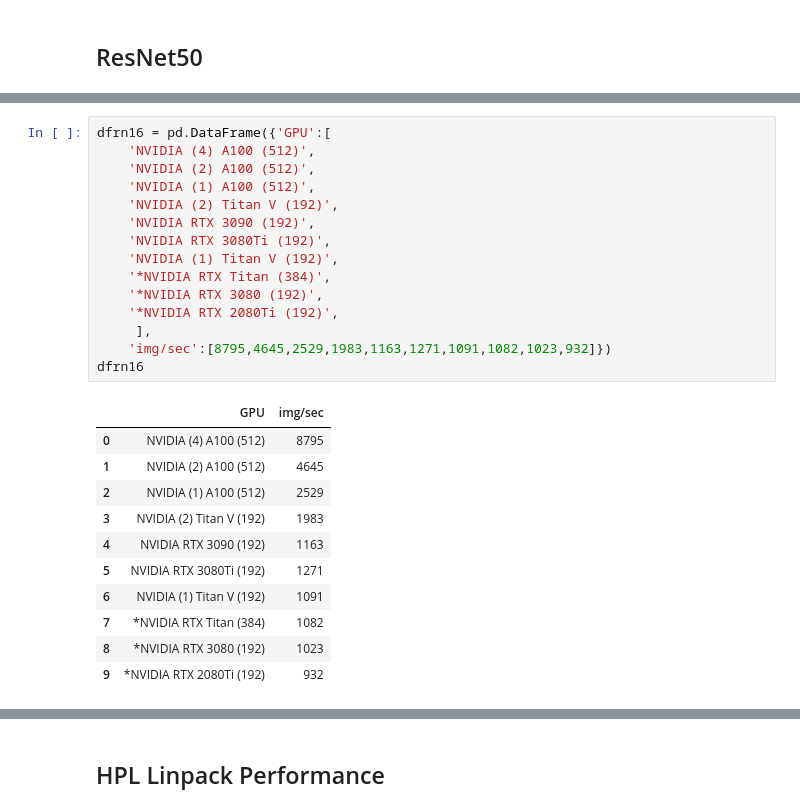
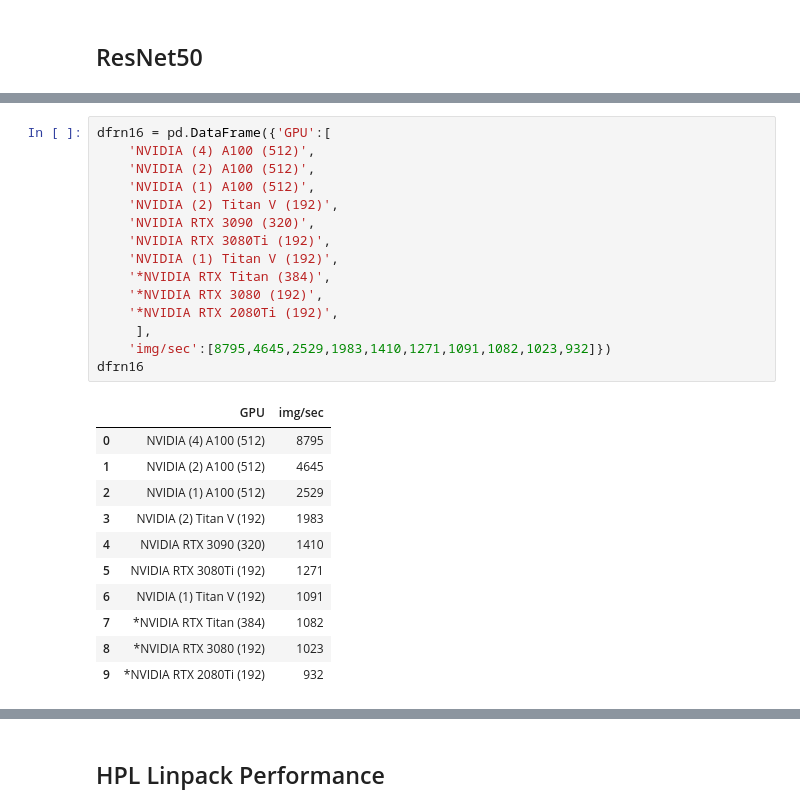
Before and after one commit to dbkinghorn/Notes, a Jupyter notebook: notes/3080Ti-Compute/3080Ti-90-A100.ipynb, the cells around one changed output, grey strips where cells are left out. Saved outputs shown, nothing was run; the diff lists cells and outputs as text.

```diff
--- a/notes/3080Ti-Compute/3080Ti-90-A100.ipynb
+++ b/notes/3080Ti-Compute/3080Ti-90-A100.ipynb
@@ -88,25 +88,25 @@ ax2.axis('off')
 # %%
 dfrn16 = pd.DataFrame({'GPU':[
     'NVIDIA (4) A100 (512)',
     'NVIDIA (2) A100 (512)',
     'NVIDIA (1) A100 (512)',
     'NVIDIA (2) Titan V (192)',
-    'NVIDIA RTX 3090 (192)',
+    'NVIDIA RTX 3090 (320)',
     'NVIDIA RTX 3080Ti (192)',
     'NVIDIA (1) Titan V (192)',
     '*NVIDIA RTX Titan (384)',
     '*NVIDIA RTX 3080 (192)',
     '*NVIDIA RTX 2080Ti (192)',
      ],
-    'img/sec':[8795,4645,2529,1983,1163,1271,1091,1082,1023,932]})
+    'img/sec':[8795,4645,2529,1983,1410,1271,1091,1082,1023,932]})
 dfrn16
 # %% [output]
 |  | GPU | img/sec |
 | 0 | NVIDIA (4) A100 (512) | 8795 |
 | 1 | NVIDIA (2) A100 (512) | 4645 |
 | 2 | NVIDIA (1) A100 (512) | 2529 |
 | 3 | NVIDIA (2) Titan V (192) | 1983 |
-| 4 | NVIDIA RTX 3090 (192) | 1163 |
+| 4 | NVIDIA RTX 3090 (320) | 1410 |
 | 5 | NVIDIA RTX 3080Ti (192) | 1271 |
 | 6 | NVIDIA (1) Titan V (192) | 1091 |
 | 7 | *NVIDIA RTX Titan (384) | 1082 |
```
Also changed, not shown: parts of 3 cells of this notebook, 3 other files.
